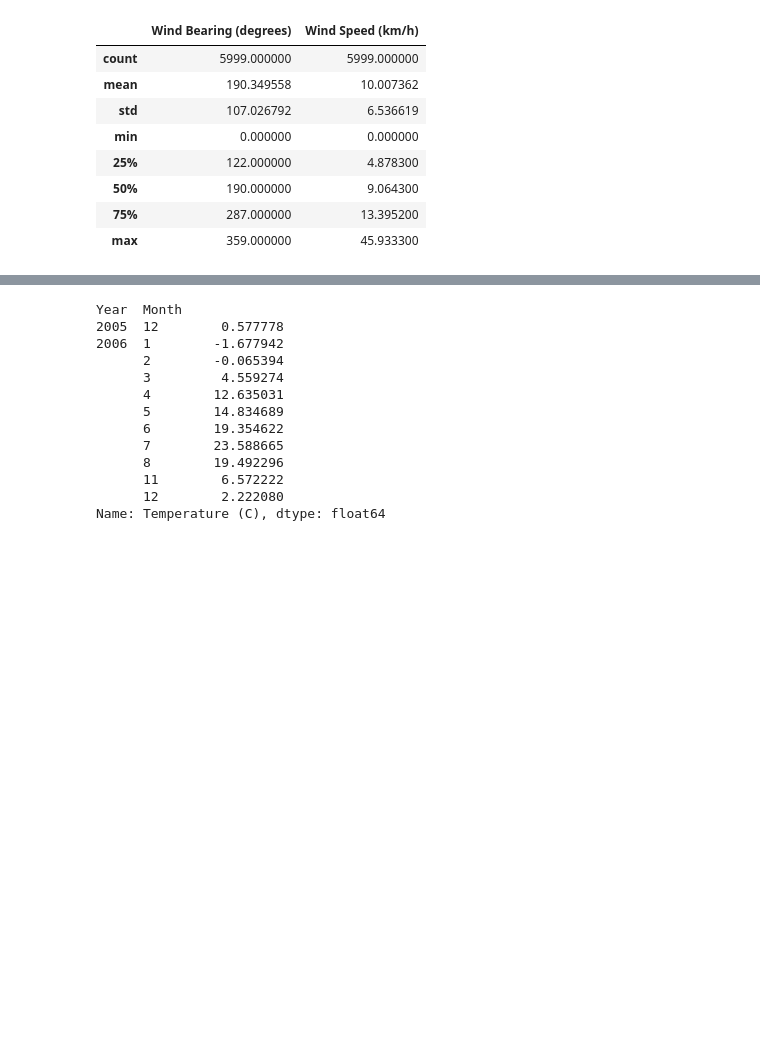
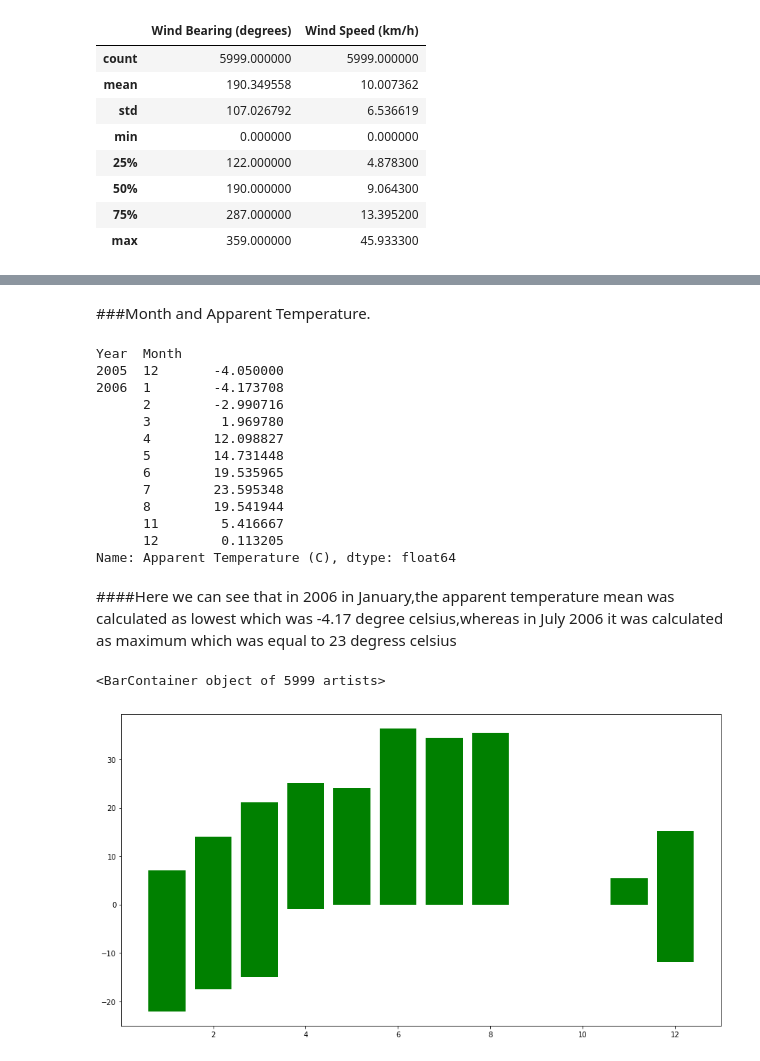
Before and after one commit to Akshay2224/Apparent-Temperature, a Jupyter notebook: Apparent_Temp_Project.ipynb, the cells around one changed output, grey strips where cells are left out. Cells and saved outputs as stored; diff of their text form; code cells hidden in the pictures; blank space fills up the shorter version.

```diff
--- a/Apparent_Temp_Project.ipynb
+++ b/Apparent_Temp_Project.ipynb
@@ -827,3 +594,5 @@ ax.set_legend()
+# %% [markdown]
+###Month and Apparent Temperature.
 # %%
 from datetime import datetime
 df['Formatted Date']=pd.to_datetime(df['Formatted Date'],utc=True)
@@ -831,18 +600,26 @@ df['Formatted Date'] = df['Formatted Date'].astype(str).str[:-6]
 m=pd.to_datetime(df['Formatted Date'])
 df['Year']=m.dt.year
 df['Month']=m.dt.month
-df.groupby(['Year','Month'])['Temperature (C)'].mean()
+df.groupby(['Year','Month'])['Apparent Temperature (C)'].mean()
 # %% [output]
 Year  Month
-2005  12        0.577778
-2006  1        -1.677942
-      2        -0.065394
-      3         4.559274
-      4        12.635031
-      5        14.834689
-      6        19.354622
-      7        23.588665
-      8        19.492296
-      11        6.572222
-      12        2.222080
-Name: Temperature (C), dtype: float64
+2005  12       -4.050000
+2006  1        -4.173708
+      2        -2.990716
+      3         1.969780
+      4        12.098827
+      5        14.731448
+      6        19.535965
+      7        23.595348
+      8        19.541944
+      11        5.416667
+      12        0.113205
+Name: Apparent Temperature (C), dtype: float64
+# %% [markdown]
+####Here we can see that in 2006 in January,the apparent temperature mean was calculated as lowest which was -4.17 degree celsius,whereas in July 2006 it was calculated as maximum which was equal to  23 degress celsius
+# %%
+plt.figure(figsize=(15,8))
+plt.bar(df['Month'],df['Apparent Temperature (C)'],color='green')
+# %% [output]
+<BarContainer object of 5999 artists>
+[figure, added]
```
Also changed, not shown: parts of 57 cells of this notebook.
